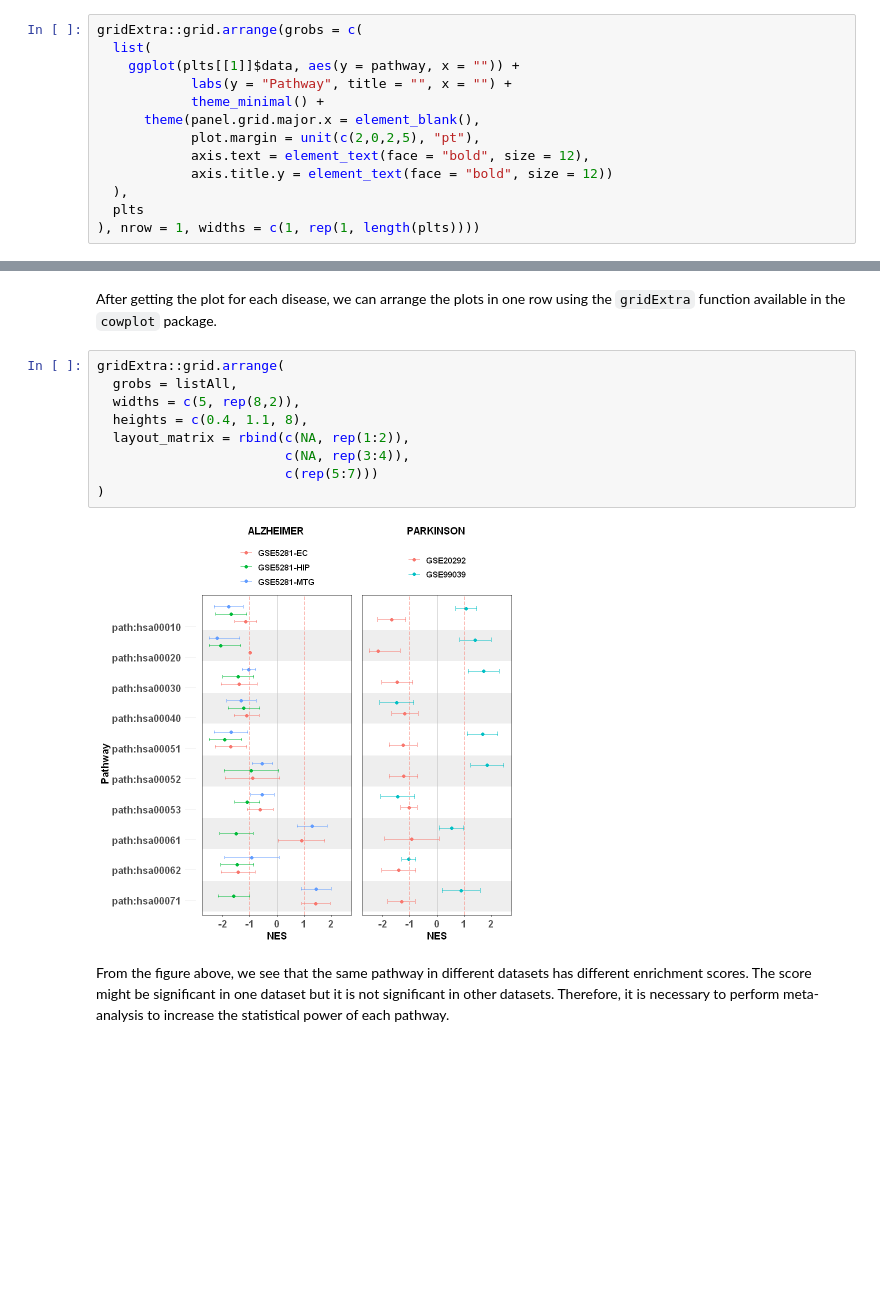
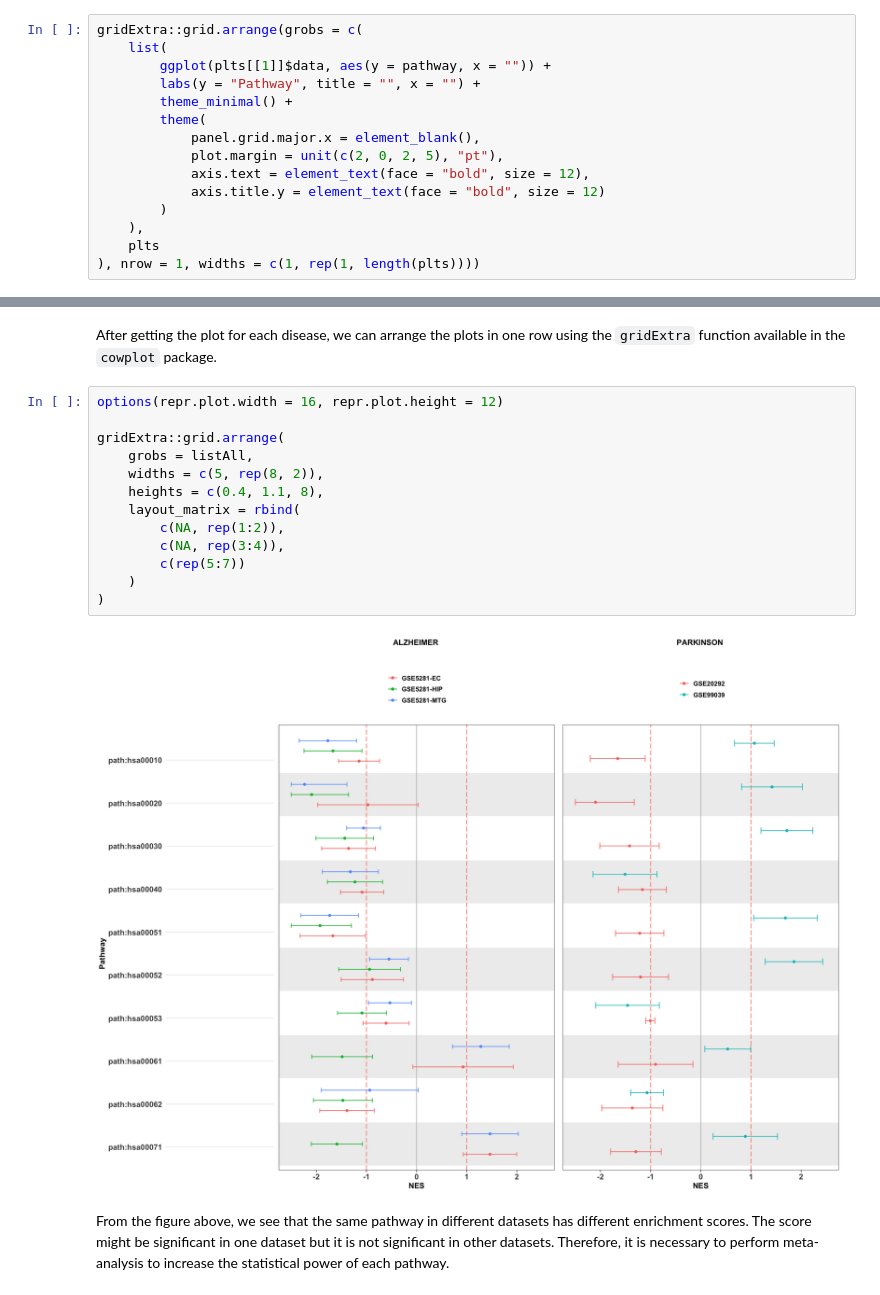
Before and after one commit to NIGMS/Consensus-Pathway-Analysis-in-the-Cloud, a Jupyter notebook: Module05-Meta_Analysis.ipynb, the cells around one changed output, grey strips where cells are left out. Saved outputs shown, nothing was run; the diff lists cells and outputs as text; blank space fills up the shorter version.

Commit message:
Dung - 01122024
Change figures; clean codes; add comments; add Padog, KS, wilcox to module 4; add more visualizations.

```diff
--- a/Module05-Meta_Analysis.ipynb
+++ b/Module05-Meta_Analysis.ipynb
@@ -304,15 +330,17 @@ plts <- plots.enrichment.data %>% lapply(function(data){
 After running the above script, we will get a list that contains the plots of five datasets. Now we can arrange the plots in one row using the `gridExtra` function available in the `cowplot` package.
 # %%
 gridExtra::grid.arrange(grobs = c(
-  list(
-    ggplot(plts[[1]]$data, aes(y = pathway, x = "")) +
-            labs(y = "Pathway", title = "", x = "") +
-            theme_minimal() +
-      theme(panel.grid.major.x = element_blank(),
-            plot.margin = unit(c(2,0,2,5), "pt"),
+    list(
+        ggplot(plts[[1]]$data, aes(y = pathway, x = "")) +
+        labs(y = "Pathway", title = "", x = "") +
+        theme_minimal() +
+        theme(
+            panel.grid.major.x = element_blank(),
+            plot.margin = unit(c(2, 0, 2, 5), "pt"),
             axis.text = element_text(face = "bold", size = 12),
-            axis.title.y = element_text(face = "bold", size = 12))
-  ),
-  plts
+            axis.title.y = element_text(face = "bold", size = 12)
+        )
+    ),
+    plts
 ), nrow = 1, widths = c(1, rep(1, length(plts))))
 # %% [output]
@@ -418,15 +454,19 @@ listAll <- c(gs_titles, gs_legends, c(
 # %% [markdown]
 After getting the plot for each disease, we can arrange the plots in one row using the `gridExtra` function available in the `cowplot` package.
 # %%
+options(repr.plot.width = 16, repr.plot.height = 12)
+
 gridExtra::grid.arrange(
-  grobs = listAll,
-  widths = c(5, rep(8,2)),
-  heights = c(0.4, 1.1, 8),
-  layout_matrix = rbind(c(NA, rep(1:2)),
-                        c(NA, rep(3:4)),
-                        c(rep(5:7)))
+    grobs = listAll,
+    widths = c(5, rep(8, 2)),
+    heights = c(0.4, 1.1, 8),
+    layout_matrix = rbind(
+        c(NA, rep(1:2)),
+        c(NA, rep(3:4)),
+        c(rep(5:7))
+    )
 )
 # %% [output]
-[figure, old version]
+[figure, new version]
 # %% [markdown]
 From the figure above, we see that the same pathway in different datasets has different enrichment scores. The score might be significant in one dataset but it is not significant in other datasets. Therefore, it is necessary to perform meta-analysis to increase the statistical power of each pathway.
```
Also changed, not shown: parts of 37 cells of this notebook, 6 other files.
